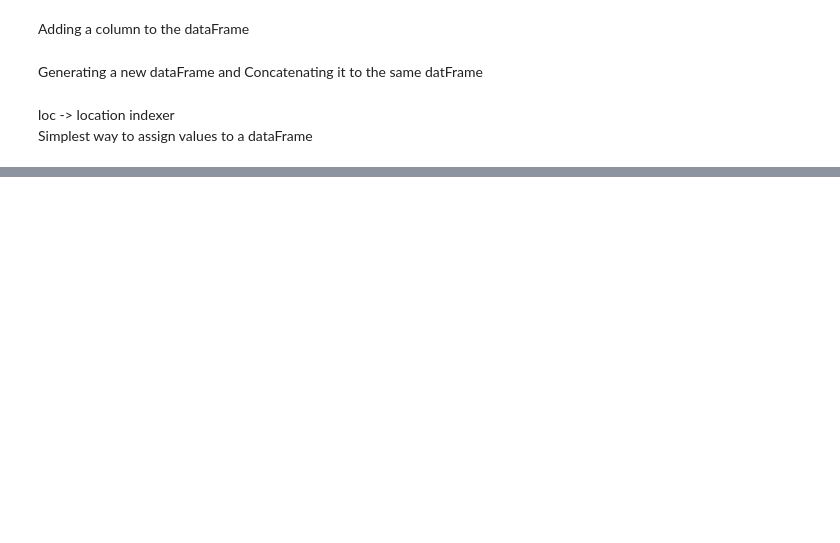
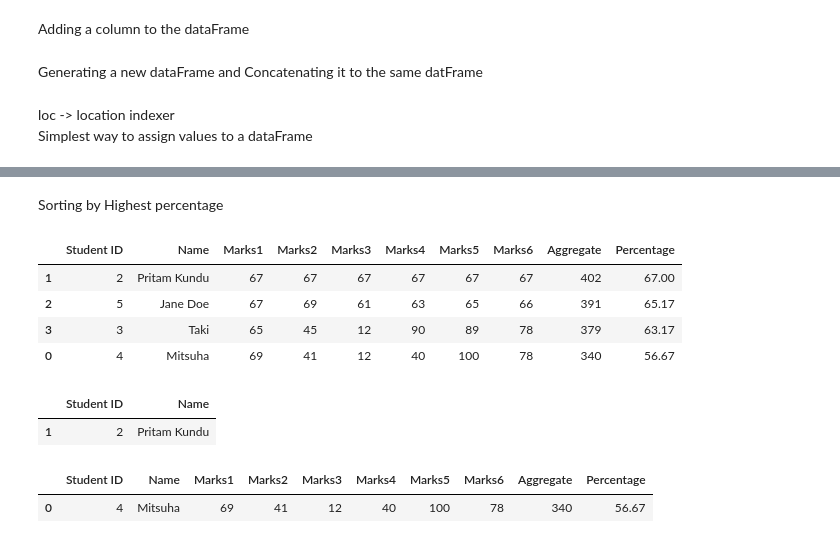
Before and after one commit to warmachine028/university-skills, a Jupyter notebook: Artificial Intelligence and Machine Learning/week 2.ipynb, the cells around one changed output, grey strips where cells are left out. Cells and saved outputs as stored; diff of their text form; code cells hidden in the pictures; blank space fills up the shorter version.

```diff
--- a/Artificial Intelligence and Machine Learning/week 2.ipynb
+++ b/Artificial Intelligence and Machine Learning/week 2.ipynb
@@ -58,0 +63,4 @@ df
+# %%
+# Rectifying Indices
+df.index += 1
+df.sort_index()
@@ -58,0 +73,27 @@ df
+# %%
+# 1b. Use pandas to get the names and ID of the students with highest % of marks.
+
+df['Aggregate']  = df.iloc[:, 2:].sum(axis=1).astype(int)
+df['Percentage'] = (df['Aggregate'] / 6).round(2)
+# %% [markdown]
+Sorting by Highest percentage
+# %%
+df.sort_values('Percentage', ascending=False)
+# %% [output]
+|  | Student ID | Name | Marks1 | Marks2 | Marks3 | Marks4 | Marks5 | Marks6 | Aggregate | Percentage |
+| 1 | 2 | Pritam Kundu | 67 | 67 | 67 | 67 | 67 | 67 | 402 | 67.00 |
+| 2 | 5 | Jane Doe | 67 | 69 | 61 | 63 | 65 | 66 | 391 | 65.17 |
+| 3 | 3 | Taki | 65 | 45 | 12 | 90 | 89 | 78 | 379 | 63.17 |
+| 0 | 4 | Mitsuha | 69 | 41 | 12 | 40 | 100 | 78 | 340 | 56.67 |
+# %%
+df[df['Percentage'] == df['Percentage'].max()][['Student ID', 'Name']]
+# %% [output]
+|  | Student ID | Name |
+| 1 | 2 | Pritam Kundu |
+# %%
+# 1c. Use pandas to identify the student who got lowest marks in more than 2 subjects.
+
+df[df['Percentage'] == df['Percentage'].min()]
+# %% [output]
+|  | Student ID | Name | Marks1 | Marks2 | Marks3 | Marks4 | Marks5 | Marks6 | Aggregate | Percentage |
+| 0 | 4 | Mitsuha | 69 | 41 | 12 | 40 | 100 | 78 | 340 | 56.67 |
```
Also changed, not shown: parts of 7 cells of this notebook, 6 other files.
